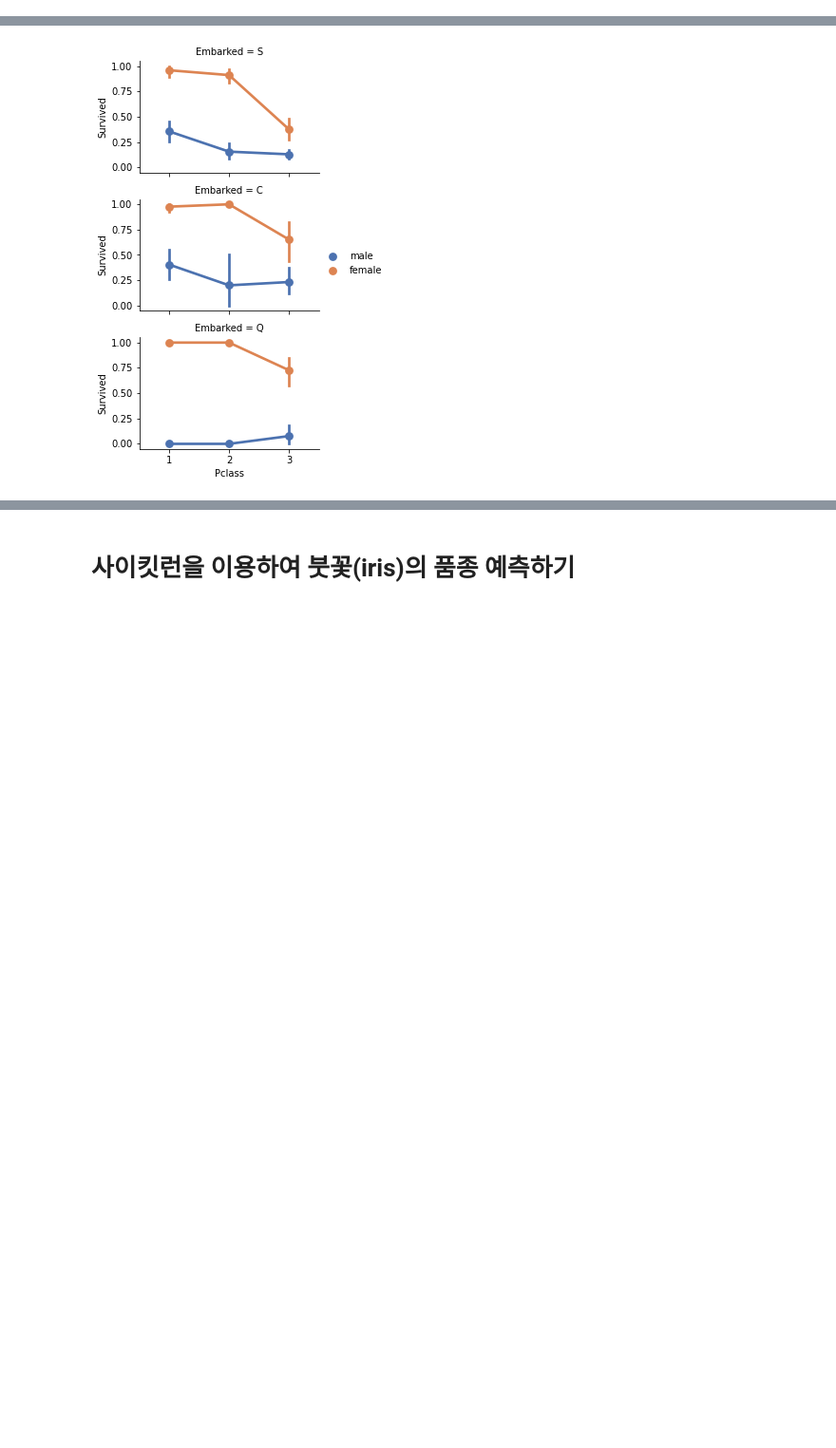
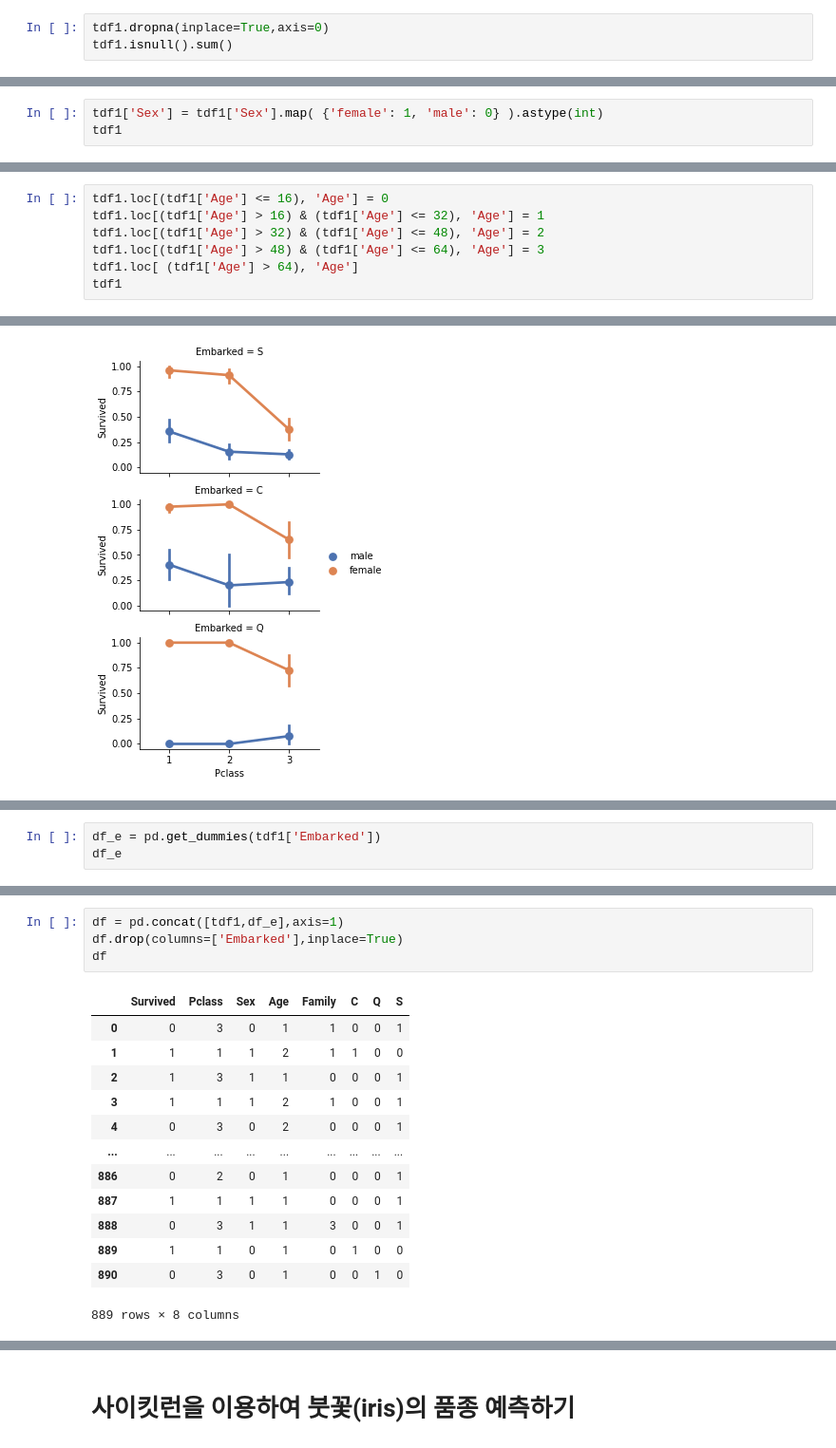
Before and after one commit to veryberry030/CAKD7, a Jupyter notebook: 수업/m6_머신러닝 이해/기초.ipynb, the cells around one changed output, grey strips where cells are left out. Shown at 95% size. Cells and saved outputs as stored; diff of their text form; blank space fills up the shorter version.

```diff
--- a/수업/m6_머신러닝 이해/기초.ipynb
+++ b/수업/m6_머신러닝 이해/기초.ipynb
@@ -559,0 +630,3 @@ tdf1
+# %%
+tdf1.dropna(inplace=True,axis=0)
+tdf1.isnull().sum()
@@ -559,0 +657,3 @@ tdf1
+# %%
+tdf1['Sex'] = tdf1['Sex'].map( {'female': 1, 'male': 0} ).astype(int)
+tdf1
@@ -559,0 +674,7 @@ tdf1
+# %%
+tdf1.loc[(tdf1['Age'] <= 16), 'Age'] = 0
+tdf1.loc[(tdf1['Age'] > 16) & (tdf1['Age'] <= 32), 'Age'] = 1
+tdf1.loc[(tdf1['Age'] > 32) & (tdf1['Age'] <= 48), 'Age'] = 2
+tdf1.loc[(tdf1['Age'] > 48) & (tdf1['Age'] <= 64), 'Age'] = 3
+tdf1.loc[ (tdf1['Age'] > 64), 'Age']
+tdf1
@@ -584,0 +747,3 @@ grid.add_legend()
+# %%
+df_e = pd.get_dummies(tdf1['Embarked'])
+df_e
@@ -584,0 +764,18 @@ grid.add_legend()
+# %%
+df = pd.concat([tdf1,df_e],axis=1)
+df.drop(columns=['Embarked'],inplace=True)
+df
+# %% [output]
+|  | Survived | Pclass | Sex | Age | Family | C | Q | S |
+| 0 | 0 | 3 | 0 | 1 | 1 | 0 | 0 | 1 |
+| 1 | 1 | 1 | 1 | 2 | 1 | 1 | 0 | 0 |
+| 2 | 1 | 3 | 1 | 1 | 0 | 0 | 0 | 1 |
+| 3 | 1 | 1 | 1 | 2 | 1 | 0 | 0 | 1 |
+| 4 | 0 | 3 | 0 | 2 | 0 | 0 | 0 | 1 |
+| ... | ... | ... | ... | ... | ... | ... | ... | ... |
+| 886 | 0 | 2 | 0 | 1 | 0 | 0 | 0 | 1 |
+| 887 | 1 | 1 | 1 | 1 | 0 | 0 | 0 | 1 |
+| 888 | 0 | 3 | 1 | 1 | 3 | 0 | 0 | 1 |
+| 889 | 1 | 1 | 0 | 1 | 0 | 1 | 0 | 0 |
+| 890 | 0 | 3 | 0 | 1 | 0 | 0 | 1 | 0 |
+889 rows × 8 columns
```
Also changed, not shown: parts of 21 cells of this notebook.
